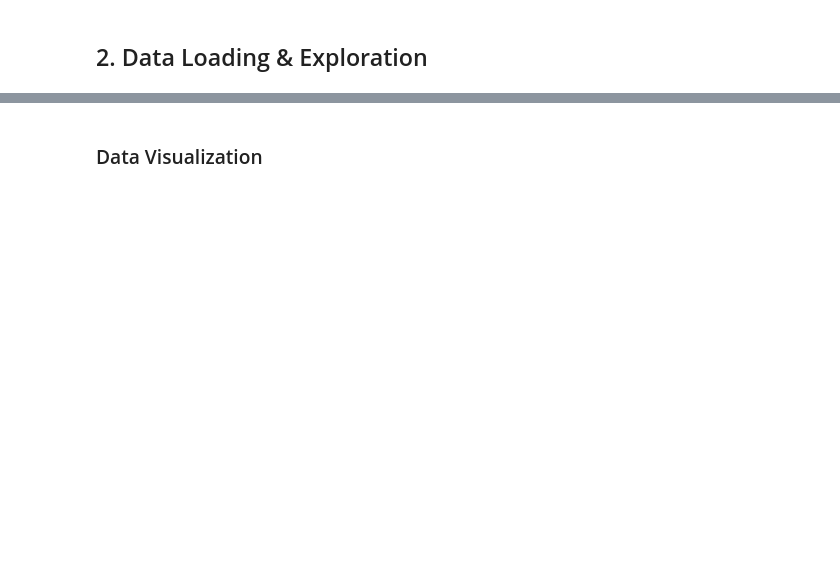
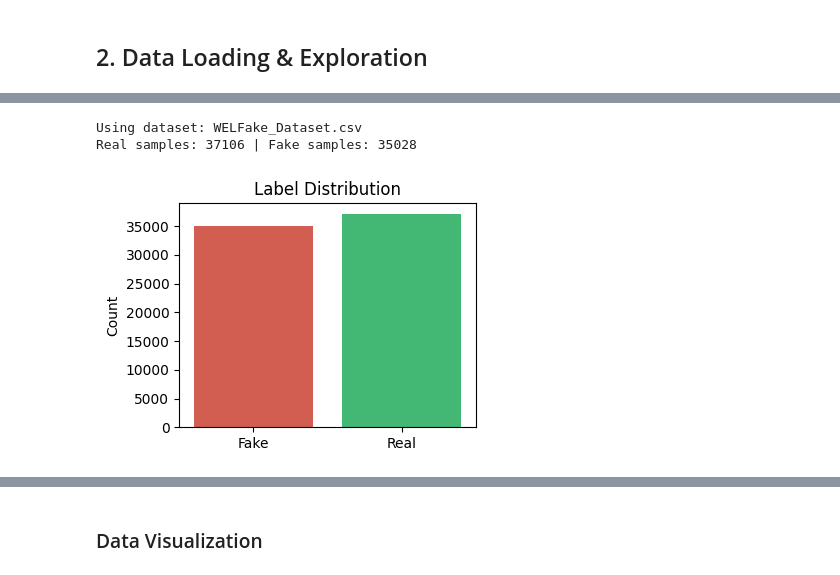
Before and after one commit to pranavkattel/Real_fake_news_detection, a Jupyter notebook: multi_model_fake_news_detection.ipynb, the cells around one changed output, grey strips where cells are left out. Saved outputs shown, nothing was run; the diff lists cells and outputs as text; code cells hidden in the pictures; blank space fills up the shorter version.

```diff
--- a/multi_model_fake_news_detection.ipynb
+++ b/multi_model_fake_news_detection.ipynb
@@ -94,0 +39,79 @@ Dataset: 44898 articles | Real: 21417 | Fake: 23481
+# %%
+# Load datasets
+# real_news = pd.read_csv('True.csv')
+# fake_news = pd.read_csv('Fake.csv')
+
+# real_news['label'] = 1
+# fake_news['label'] = 0
+# Toggle to switch between original dataset (True/Fake) and WELFake
+USE_WELFAKE = True  # set to True to load WELFake_Dataset.csv
+
+if USE_WELFAKE:
+    # ---------------- WELFake ----------------
+    df_raw = pd.read_csv('WELFake_Dataset.csv')
+
+    # Ensure correct label column
+    if 'news_label' in df_raw.columns:
+        df_raw = df_raw.rename(columns={'news_label': 'label'})
+
+    required_cols = ['title', 'text', 'label']
+    missing_cols = [c for c in required_cols if c not in df_raw.columns]
+    if missing_cols:
+        raise ValueError(f"WELFake_Dataset.csv missing columns: {missing_cols}")
+
+    real_news = df_raw[df_raw['label'] == 1].copy()
+    fake_news = df_raw[df_raw['label'] == 0].copy()
+
+    dataset_name = "WELFake_Dataset.csv"
+
+else:
+    # ---------------- True / Fake ----------------
+    real_news = pd.read_csv('True.csv')
+    fake_news = pd.read_csv('Fake.csv')
+
+    # Add labels
+    real_news['label'] = 1
+    fake_news['label'] = 0
+
+    # Keep only needed columns
+    required_cols = ['title', 'text', 'label']
+    real_news = real_news[required_cols]
+    fake_news = fake_news[required_cols]
+
+    dataset_name = "True.csv + Fake.csv"
+
+# ---------------- Common Processing ----------------
+print(f"Using dataset: {dataset_name}")
+print(f"Real samples: {len(real_news)} | Fake samples: {len(fake_news)}")
+
+# Combine & shuffle
+df = pd.concat([real_news, fake_news], ignore_index=True)
+df = df.sample(frac=1, random_state=42).reset_index(drop=True)
+
+# Create full text
+df['full_text'] = df['title'].fillna('') + ' ' + df['text'].fillna('')
+
+# ---------------- Visualization ----------------
+label_counts = df['label'].value_counts().sort_index()
+
+plt.figure(figsize=(4, 3))
+sns.barplot(
+    x=label_counts.index,
+    y=label_counts.values,
+    palette=['#e74c3c', '#2ecc71']
+)
+plt.xticks([0, 1], ['Fake', 'Real'])
+plt.title('Label Distribution')
+plt.ylabel('Count')
+plt.xlabel('')
+plt.tight_layout()
+plt.show()
+
+# ---------------- Info ----------------
+print("Missing values:")
+print(df.isnull().sum())
+print(f"\nDataset: {len(df)} articles | Real: {df['label'].sum()} | Fake: {len(df) - df['label'].sum()}")
+# %% [output]
+Using dataset: WELFake_Dataset.csv
+Real samples: 37106 | Fake samples: 35028
+[figure, added]
```
Also changed, not shown: parts of 28 cells of this notebook, 8 other files.
